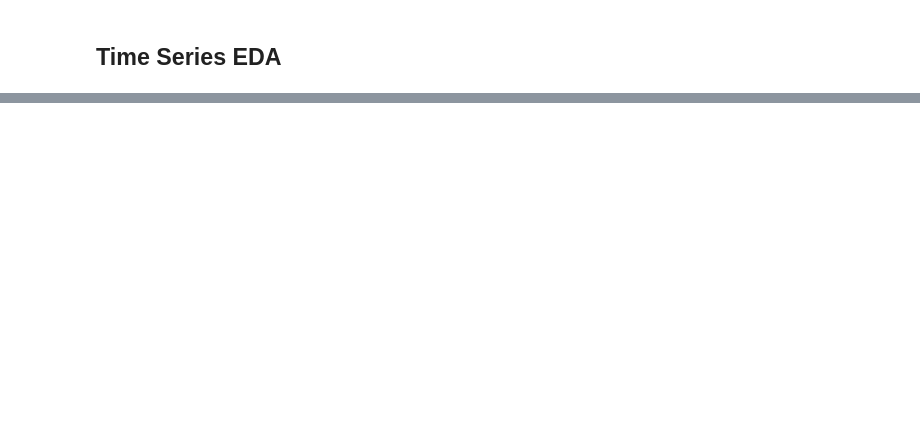
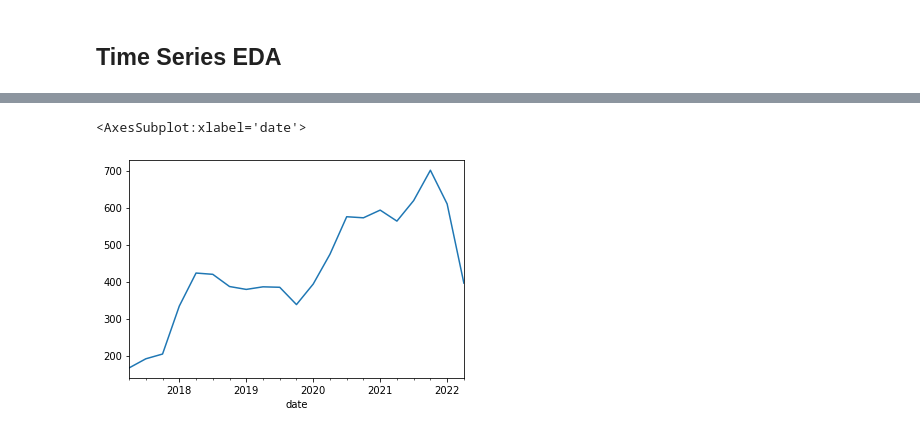
Before and after one commit to j-zymao/stock-price-time-series-analysis, a Jupyter notebook: stock_price_prediction.ipynb, the cells around one changed output, grey strips where cells are left out. Saved outputs shown, nothing was run; the diff lists cells and outputs as text; code cells hidden in the pictures; blank space fills up the shorter version.

```diff
--- a/stock_price_prediction.ipynb
+++ b/stock_price_prediction.ipynb
@@ -56,0 +113,6 @@ ACB['High'].plot(figsize = (12,4))
+# %%
+#quaterly start frequency
+stock.resample(rule='QS').max()['high'].plot()
+# %% [output]
+<AxesSubplot:xlabel='date'>
+[figure, added]
```
Also changed, not shown: parts of 45 cells of this notebook, 1 other file.
